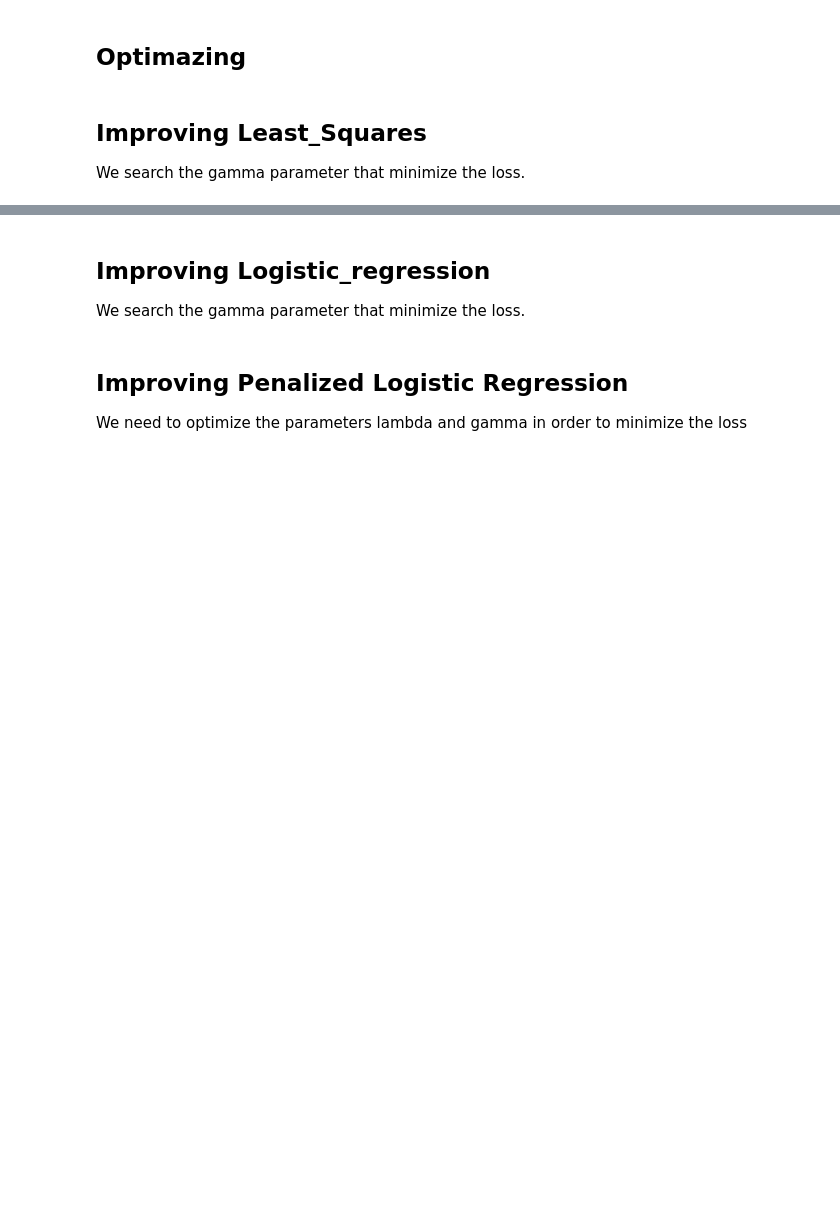
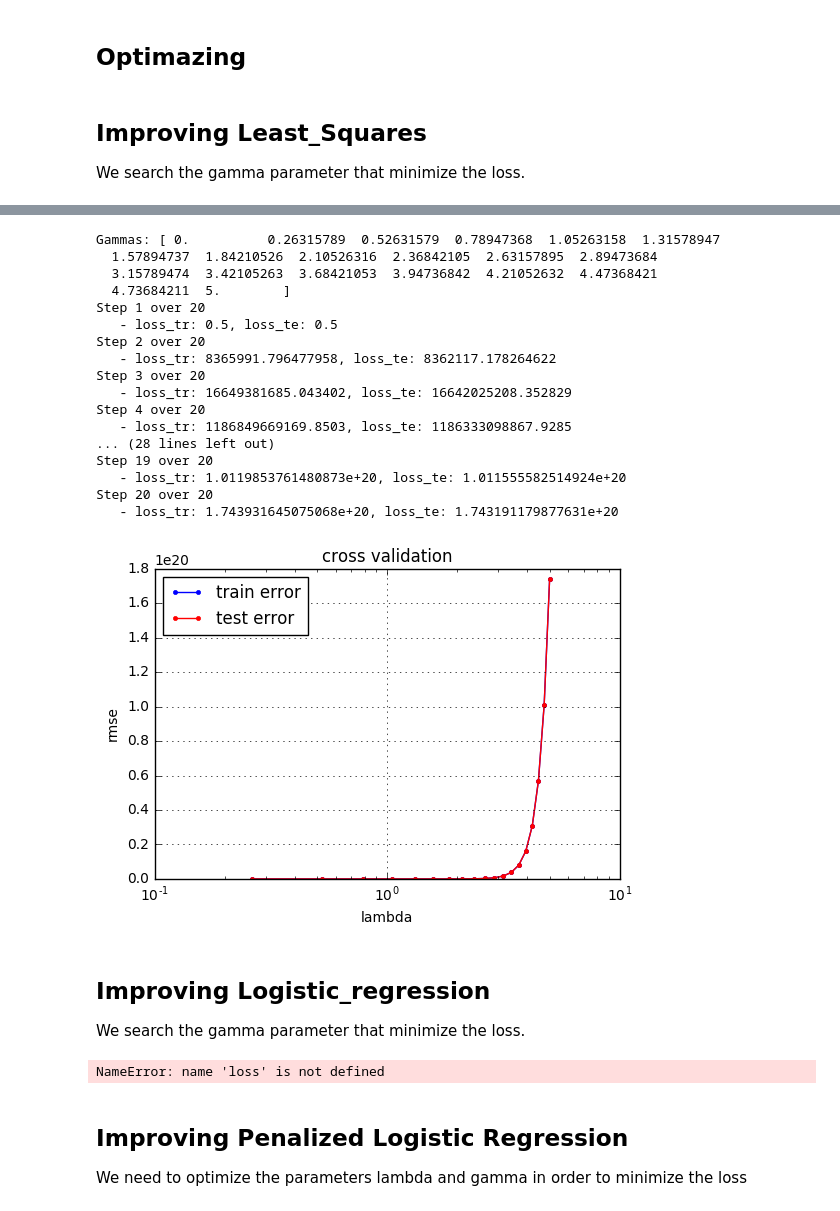
Before and after one commit to audreyloeffel/ML_course, a Jupyter notebook: projects/project1/scripts/Test.ipynb, the cells around one changed output, grey strips where cells are left out. Drawn from its saved outputs; the diff is of its cells as text; code cells hidden in the pictures; blank space fills up the shorter version.

Commit message:
Parametrize CrossValisation function and test LeastSquare case

```diff
--- a/projects/project1/scripts/Test.ipynb
+++ b/projects/project1/scripts/Test.ipynb
@@ -114,18 +114,3 @@ print(weights.shape)
 ## Improving Least_Squares
 
 We search the gamma parameter that minimize the loss.
-# %%
-nbPoints = 20
-gammaRange = np.linspace(0, 5, nbPoints)
-losses = np.zeros(nbPoints)
-
-for i in range(nbPoints):
-    gamma = gammaRange[i]
-    # crossvalidation
-    #losses[i] = loss
-    print("gamma = {},  loss = {}".format(gamma, loss))
-
-plt.plot(gammaRange, losses)
-bestGammaIdx = np.where(losses == np.ndarray.min(losses))
-bestGamma = gammaRange[bestGammaIdx]
-print("Best gamma value is: {}".format(best))
@@ -152,3 +117,57 @@ gamma = 5.0,  loss = [ 0.  0.  0.  0.  0.  0.  0.  0.  0.  0.  0.  0.  0.  0.  0
+# %%
+from cross_validation import *
+
+k_fold = 2
+nbPoints = 20
+gammaRange = np.linspace(0, 5, nbPoints)
+losses_tr = []
+losses_te = []
+x_norm = normalize(tX)
+print("Gammas: {}".format(gammaRange))
+i = 0
+for gamma in range(nbPoints):
+    i = i + 1
+    print("Step", i, "over", nbPoints)
+    loss_train = []
+    loss_test = []
+    initial_w = np.zeros((tX.shape[1]))
+
+    for k in range (k_fold):
+        loss_tr, loss_te = cross_validation(y, x_norm, k_fold, k, 0, initial_w, gamma, "least_squares_GD")
+        loss_train.append(loss_tr)
+        loss_test.append(loss_te)
+
+
+    # rmse of the mean mse
+    loss_tr = np.sum(loss_train, axis=0)/k_fold
+    loss_te = np.sum(loss_test, axis=0)/k_fold
+    losses_tr.append(loss_tr)
+    losses_te.append(loss_te)
+    print("   - loss_tr: {}, loss_te: {}".format(loss_tr, loss_te))
+cross_validation_visualization(gammaRange, losses_tr, losses_te)
+
+#bestGammaIdx = np.where(losses == np.ndarray.min(losses))
+#bestGamma = gammaRange[bestGammaIdx]
+#print("Best gamma value is: {}".format(bestGamma))
+# %% [output]
+Gammas: [ 0.          0.26315789  0.52631579  0.78947368  1.05263158  1.31578947
+  1.57894737  1.84210526  2.10526316  2.36842105  2.63157895  2.89473684
+  3.15789474  3.42105263  3.68421053  3.94736842  4.21052632  4.47368421
+  4.73684211  5.        ]
+Step 1 over 20
+   - loss_tr: 0.5, loss_te: 0.5
+Step 2 over 20
+   - loss_tr: 8365991.796477958, loss_te: 8362117.178264622
+Step 3 over 20
+   - loss_tr: 16649381685.043402, loss_te: 16642025208.352829
+Step 4 over 20
+   - loss_tr: 1186849669169.8503, loss_te: 1186333098867.9285
+... (28 lines left out)
+Step 19 over 20
+   - loss_tr: 1.0119853761480873e+20, loss_te: 1.011555582514924e+20
+Step 20 over 20
+   - loss_tr: 1.743931645075068e+20, loss_te: 1.743191179877631e+20
+[figure, added]
 # %% [markdown]
 ## Improving Logistic_regression
 
@@ -168,6 +187,8 @@ plt.plot(gammaRange, losses)
 bestGammaIdx = np.where(losses == np.ndarray.min(losses))
 bestGamma = gammaRange[bestGammaIdx]
 print("Best gamma value is: {}".format(best))
+# %% [output]
+NameError: name 'loss' is not defined
 # %% [markdown]
 ## Improving Penalized Logistic Regression
 
```
Also changed, not shown: parts of 2 cells of this notebook, 2 other files.
